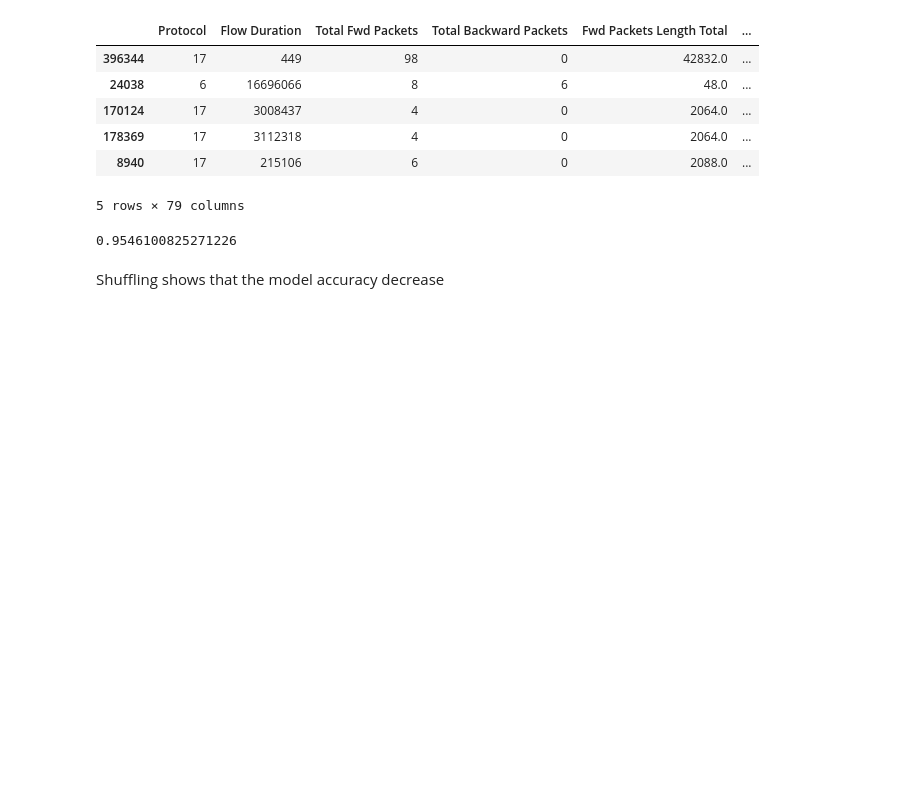
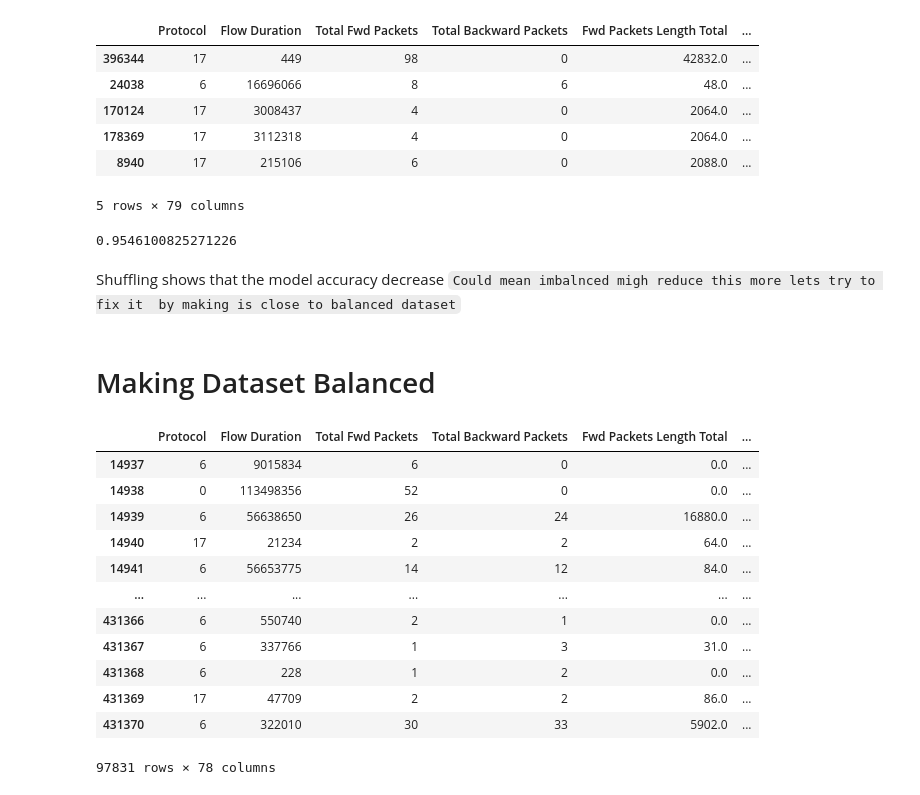
Before and after one commit to FairozAhmadSheikh/DDOS_Detection, a Jupyter notebook: final.ipynb, the cells around one changed output. Saved outputs shown, nothing was run; the diff lists cells and outputs as text; code cells hidden in the pictures; blank space fills up the shorter version.

Commit message:
dataset balanced and sgd classsifer used

```diff
--- a/final.ipynb
+++ b/final.ipynb
@@ -237,3 +237,22 @@ sgdc.score(X_test,y_test)
 0.9546100825271226
 # %% [markdown]
 Shuffling shows that the model accuracy decrease
+ `Could mean imbalnced migh reduce this more lets try to fix it  by making is close to balanced dataset`
+# %% [markdown]
+#  Making Dataset Balanced
+# %%
+data[data['Class'] == "Benign"]
+# %% [output]
+|  | Protocol | Flow Duration | Total Fwd Packets | Total Backward Packets | Fwd Packets Length Total | ... |
+| 14937 | 6 | 9015834 | 6 | 0 | 0.0 | ... |
+| 14938 | 0 | 113498356 | 52 | 0 | 0.0 | ... |
+| 14939 | 6 | 56638650 | 26 | 24 | 16880.0 | ... |
+| 14940 | 17 | 21234 | 2 | 2 | 64.0 | ... |
+| 14941 | 6 | 56653775 | 14 | 12 | 84.0 | ... |
+| ... | ... | ... | ... | ... | ... | ... |
+| 431366 | 6 | 550740 | 2 | 1 | 0.0 | ... |
+| 431367 | 6 | 337766 | 1 | 3 | 31.0 | ... |
+| 431368 | 6 | 228 | 1 | 2 | 0.0 | ... |
+| 431369 | 17 | 47709 | 2 | 2 | 86.0 | ... |
+| 431370 | 6 | 322010 | 30 | 33 | 5902.0 | ... |
+97831 rows × 78 columns
```
Also changed, not shown: parts of 6 cells of this notebook.
